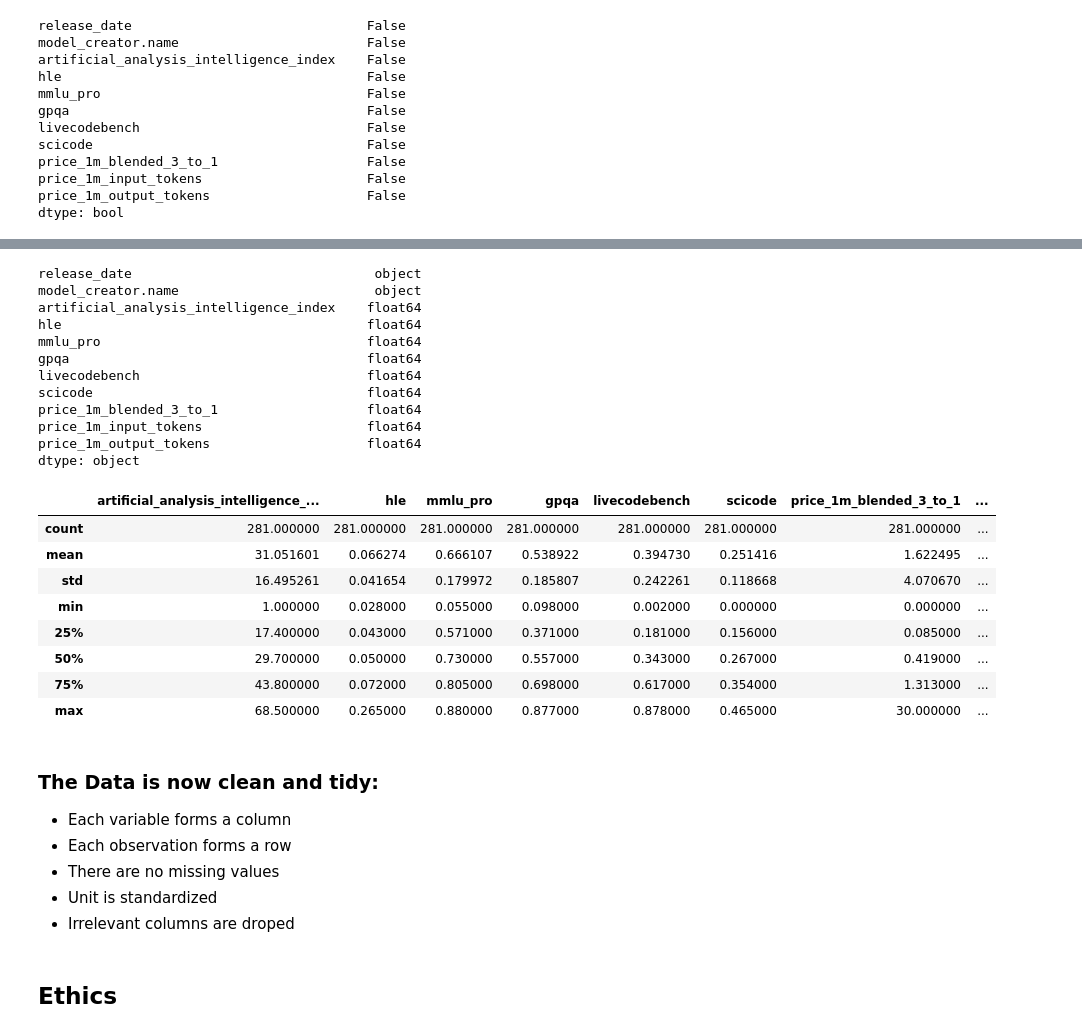
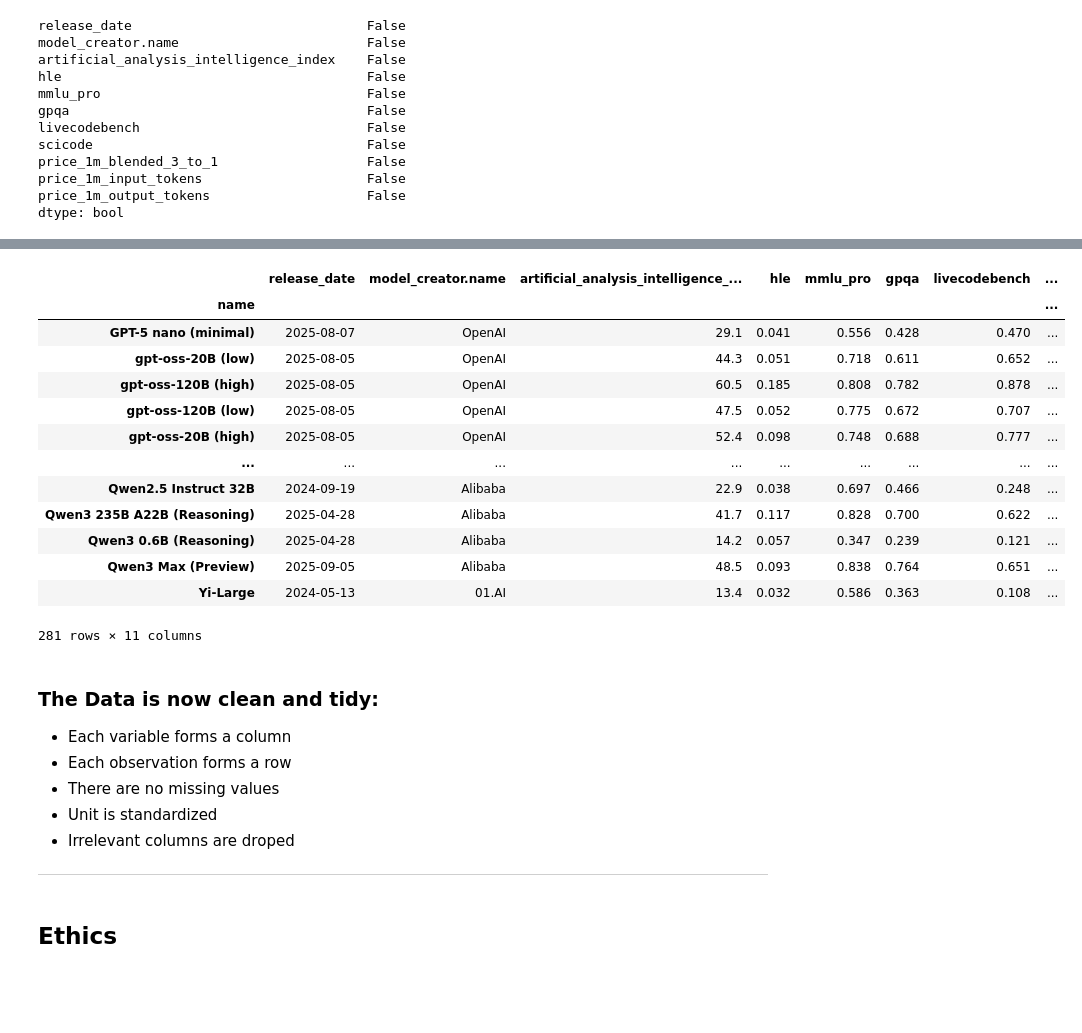
Before and after one commit to JamesDrQ/llm-performance-vs-cost, a Jupyter notebook: 01-DataCheckpoint.ipynb, the cells around one changed output, grey strips where cells are left out. Saved outputs shown, nothing was run; the diff lists cells and outputs as text; code cells hidden in the pictures; blank space fills up the shorter version.

```diff
--- a/01-DataCheckpoint.ipynb
+++ b/01-DataCheckpoint.ipynb
@@ -300,30 +294,20 @@ dtype: bool
 # %%
-leaderboard.dtypes
+leaderboard
 # %% [output]
+|  | release_date | model_creator.name | artificial_analysis_intelligence_... | hle | mmlu_pro | gpqa | livecodebench | ... |
+| name |  |  |  |  |  |  |  | ... |
+| GPT-5 nano (minimal) | 2025-08-07 | OpenAI | 29.1 | 0.041 | 0.556 | 0.428 | 0.470 | ... |
+| gpt-oss-20B (low) | 2025-08-05 | OpenAI | 44.3 | 0.051 | 0.718 | 0.611 | 0.652 | ... |
+| gpt-oss-120B (high) | 2025-08-05 | OpenAI | 60.5 | 0.185 | 0.808 | 0.782 | 0.878 | ... |
+| gpt-oss-120B (low) | 2025-08-05 | OpenAI | 47.5 | 0.052 | 0.775 | 0.672 | 0.707 | ... |
+| gpt-oss-20B (high) | 2025-08-05 | OpenAI | 52.4 | 0.098 | 0.748 | 0.688 | 0.777 | ... |
+| ... | ... | ... | ... | ... | ... | ... | ... | ... |
+| Qwen2.5 Instruct 32B | 2024-09-19 | Alibaba | 22.9 | 0.038 | 0.697 | 0.466 | 0.248 | ... |
+| Qwen3 235B A22B (Reasoning) | 2025-04-28 | Alibaba | 41.7 | 0.117 | 0.828 | 0.700 | 0.622 | ... |
+| Qwen3 0.6B (Reasoning) | 2025-04-28 | Alibaba | 14.2 | 0.057 | 0.347 | 0.239 | 0.121 | ... |
+| Qwen3 Max (Preview) | 2025-09-05 | Alibaba | 48.5 | 0.093 | 0.838 | 0.764 | 0.651 | ... |
+| Yi-Large | 2024-05-13 | 01.AI | 13.4 | 0.032 | 0.586 | 0.363 | 0.108 | ... |
-release_date                               object
-model_creator.name                         object
-artificial_analysis_intelligence_index    float64
-hle                                       float64
-mmlu_pro                                  float64
-gpqa                                      float64
-livecodebench                             float64
-scicode                                   float64
-price_1m_blended_3_to_1                   float64
-price_1m_input_tokens                     float64
-price_1m_output_tokens                    float64
-dtype: object
+281 rows × 11 columns
-# %%
-leaderboard.describe()
-# %% [output]
-|  | artificial_analysis_intelligence_... | hle | mmlu_pro | gpqa | livecodebench | scicode | price_1m_blended_3_to_1 | ... |
-| count | 281.000000 | 281.000000 | 281.000000 | 281.000000 | 281.000000 | 281.000000 | 281.000000 | ... |
-| mean | 31.051601 | 0.066274 | 0.666107 | 0.538922 | 0.394730 | 0.251416 | 1.622495 | ... |
-| std | 16.495261 | 0.041654 | 0.179972 | 0.185807 | 0.242261 | 0.118668 | 4.070670 | ... |
-| min | 1.000000 | 0.028000 | 0.055000 | 0.098000 | 0.002000 | 0.000000 | 0.000000 | ... |
-| 25% | 17.400000 | 0.043000 | 0.571000 | 0.371000 | 0.181000 | 0.156000 | 0.085000 | ... |
-| 50% | 29.700000 | 0.050000 | 0.730000 | 0.557000 | 0.343000 | 0.267000 | 0.419000 | ... |
-| 75% | 43.800000 | 0.072000 | 0.805000 | 0.698000 | 0.617000 | 0.354000 | 1.313000 | ... |
-| max | 68.500000 | 0.265000 | 0.880000 | 0.877000 | 0.878000 | 0.465000 | 30.000000 | ... |
 # %% [markdown]
 ### The Data is now **clean** and **tidy**:
 - Each variable forms a column
@@ -331,6 +315,7 @@ leaderboard.describe()
 - There are no missing values
 - Unit is standardized
 - Irrelevant columns are droped
+---
 # %% [markdown]
 ## Ethics
 # %% [markdown]
```
Also changed, not shown: parts of 13 cells of this notebook.
